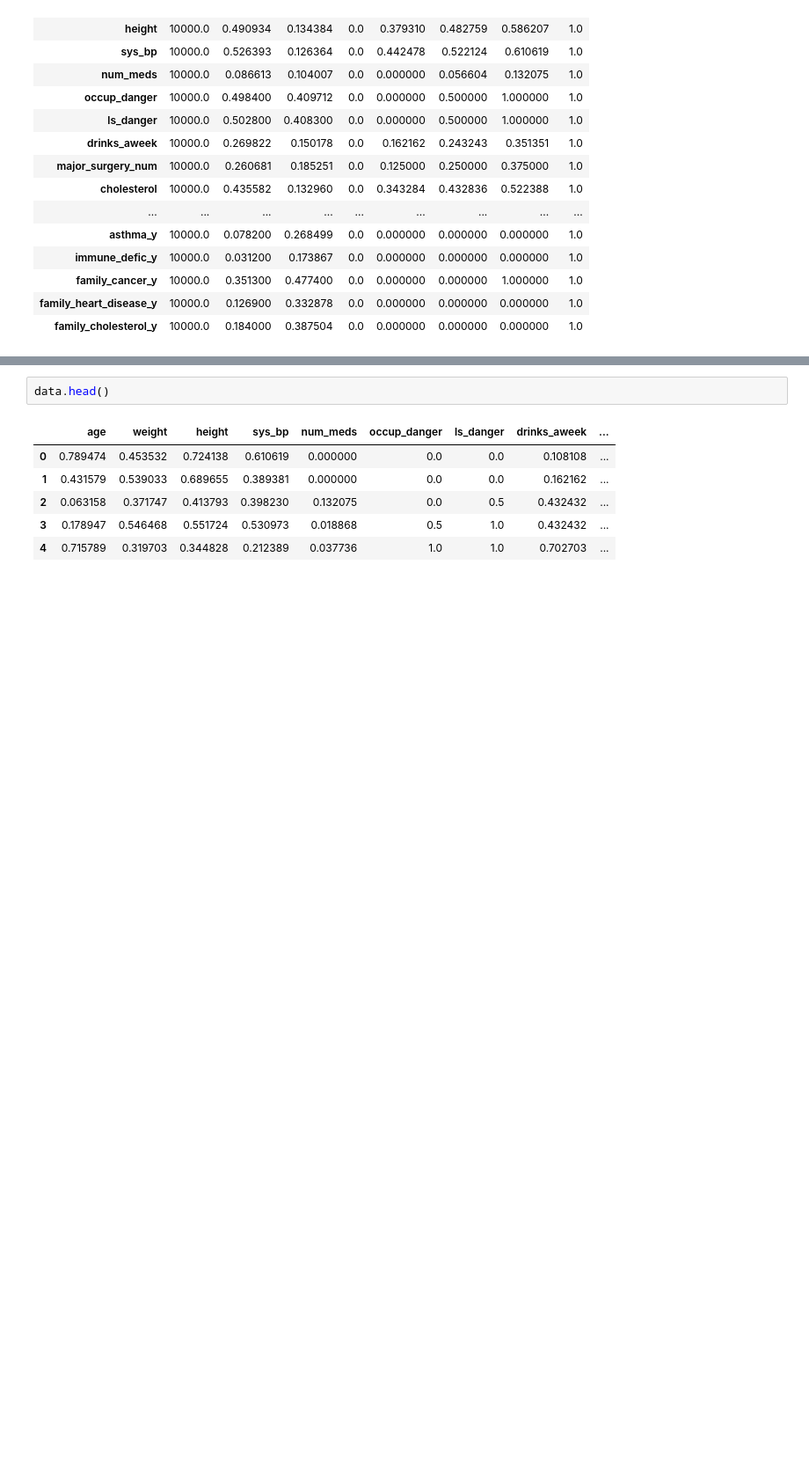
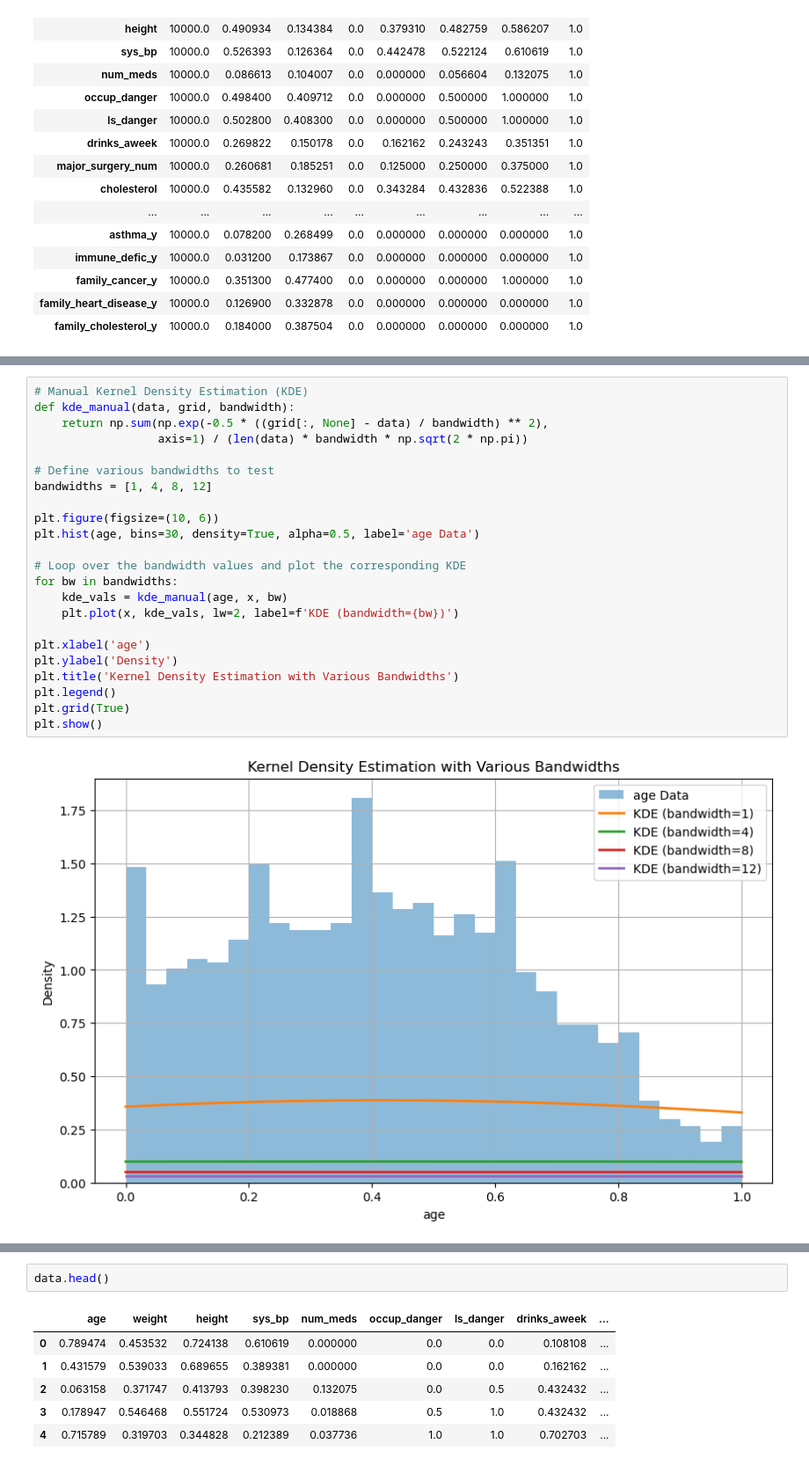
Before and after one commit to sontranneugithub/ds4400, a Jupyter notebook: Final Project.ipynb, the cells around one changed output, grey strips where cells are left out. Shown: that part at 88% size. Saved outputs shown, nothing was run; the diff lists cells and outputs as text; blank space fills up the shorter version.

```diff
--- a/Final Project.ipynb
+++ b/Final Project.ipynb
@@ -96,3 +189,28 @@ data.describe().T
+# %%
+# Manual Kernel Density Estimation (KDE)
+def kde_manual(data, grid, bandwidth):
+    return np.sum(np.exp(-0.5 * ((grid[:, None] - data) / bandwidth) ** 2),
+                  axis=1) / (len(data) * bandwidth * np.sqrt(2 * np.pi))
+
+# Define various bandwidths to test
+bandwidths = [1, 4, 8, 12]
+
+plt.figure(figsize=(10, 6))
+plt.hist(age, bins=30, density=True, alpha=0.5, label='age Data')
+
+# Loop over the bandwidth values and plot the corresponding KDE
+for bw in bandwidths:
+    kde_vals = kde_manual(age, x, bw)
+    plt.plot(x, kde_vals, lw=2, label=f'KDE (bandwidth={bw})')
+
+plt.xlabel('age')
+plt.ylabel('Density')
+plt.title('Kernel Density Estimation with Various Bandwidths')
+plt.legend()
+plt.grid(True)
+plt.show()
+# %% [output]
+[figure, added]
 # %%
 # Correlation heatmap
 numeric_df= data.select_dtypes(include=[np.number])
```
Also changed, not shown: parts of 12 cells of this notebook.
